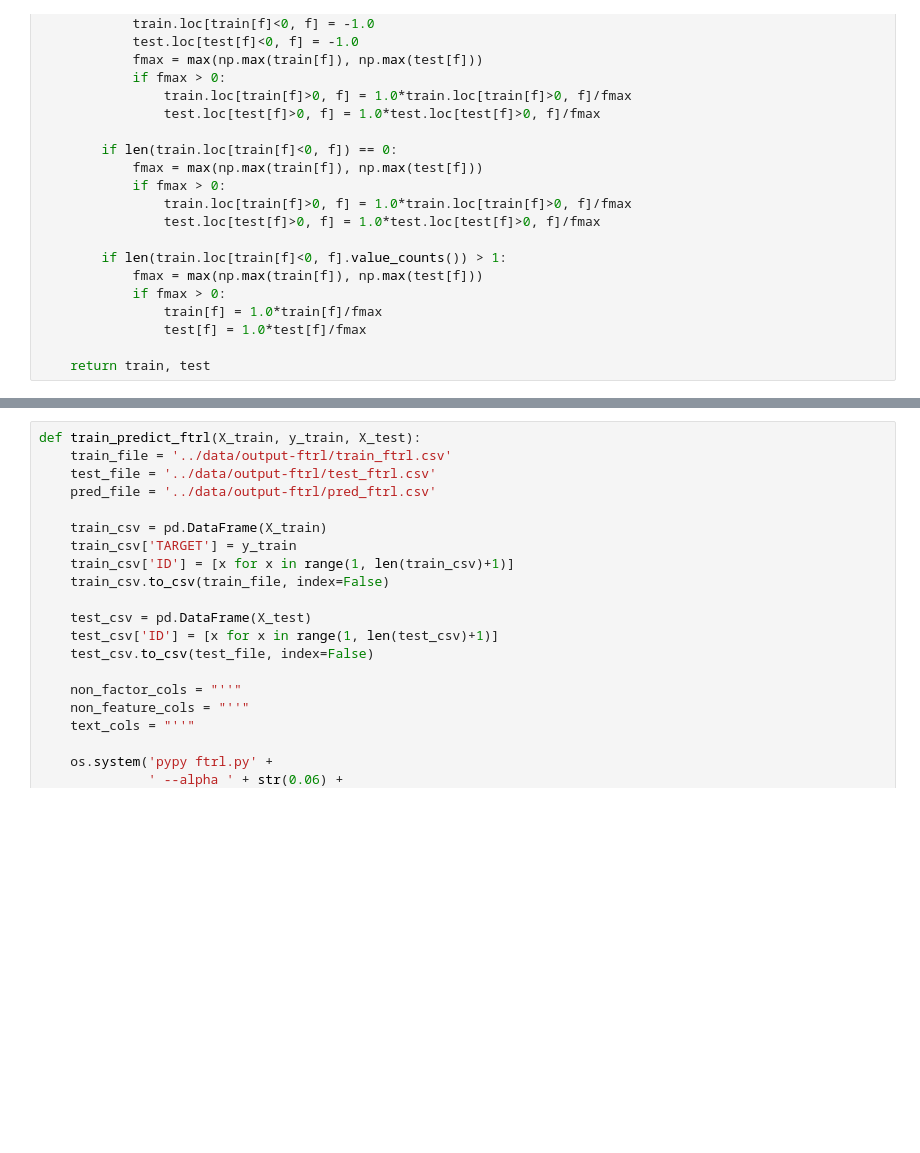
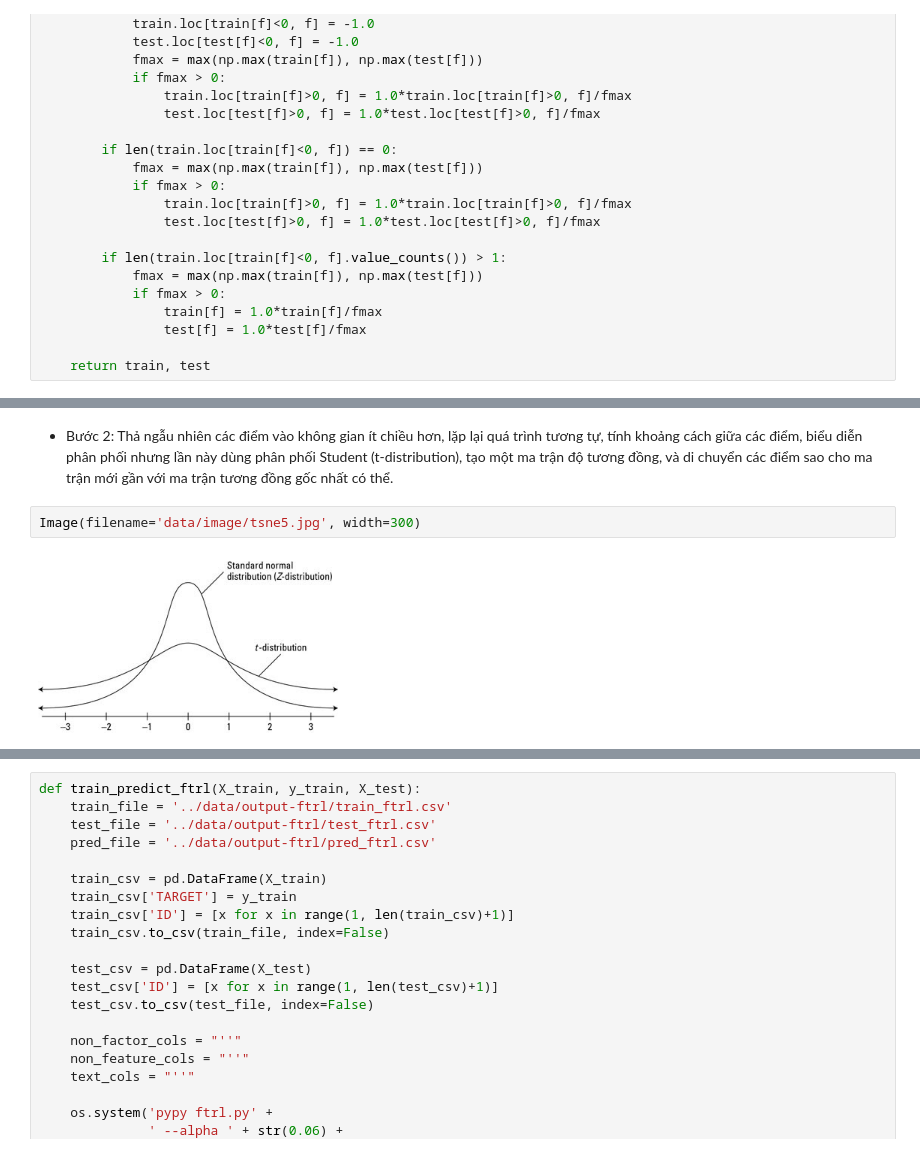
Before and after one commit to linh0303052/AplliedDSGroup11, a Jupyter notebook: Report.ipynb, the cells around one changed output, grey strips where cells are left out. Saved outputs shown, nothing was run; the diff lists cells and outputs as text; blank space fills up the shorter version.

```diff
--- a/Report.ipynb
+++ b/Report.ipynb
@@ -283,0 +290,6 @@ def normalize_features(train, test):
+# %% [markdown]
+- Bước 2: Thả ngẫu nhiên các điểm vào không gian ít chiều hơn, lặp lại quá trình tương tự, tính khoảng cách giữa các điểm, biểu diễn phân phối nhưng lần này dùng phân phối Student (t-distribution), tạo một ma trận độ tương đồng, và di chuyển các điểm sao cho ma trận mới gần với ma trận tương đồng gốc nhất có thể.
+# %%
+Image(filename='data/image/tsne5.jpg', width=300)
+# %% [output]
+[figure, added]
```
Also changed, not shown: parts of 118 cells of this notebook, 3 other files.
